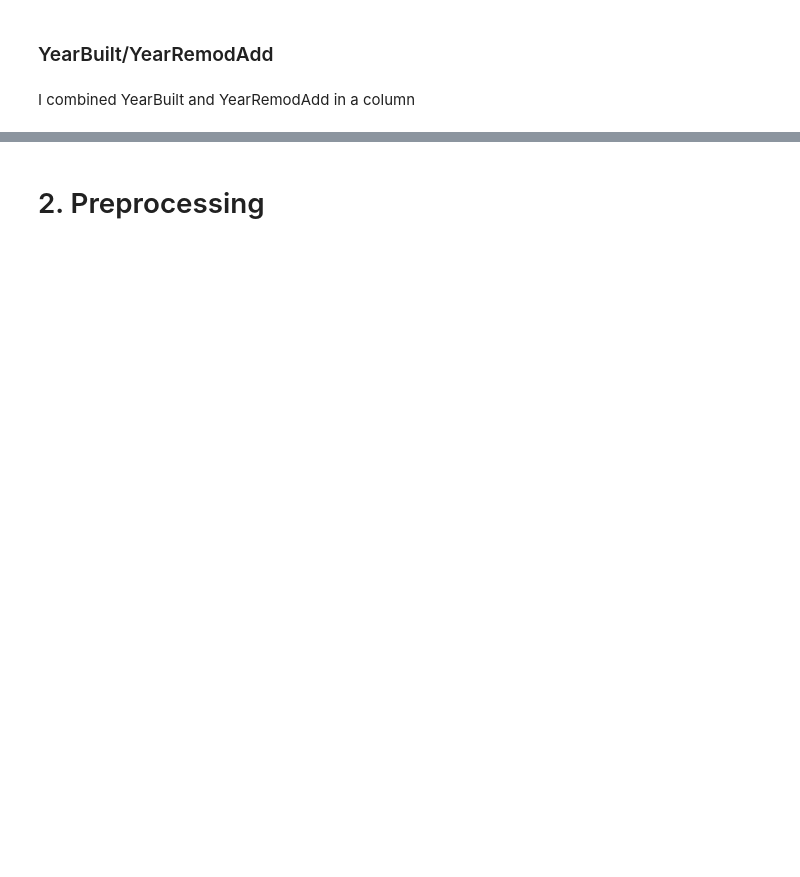
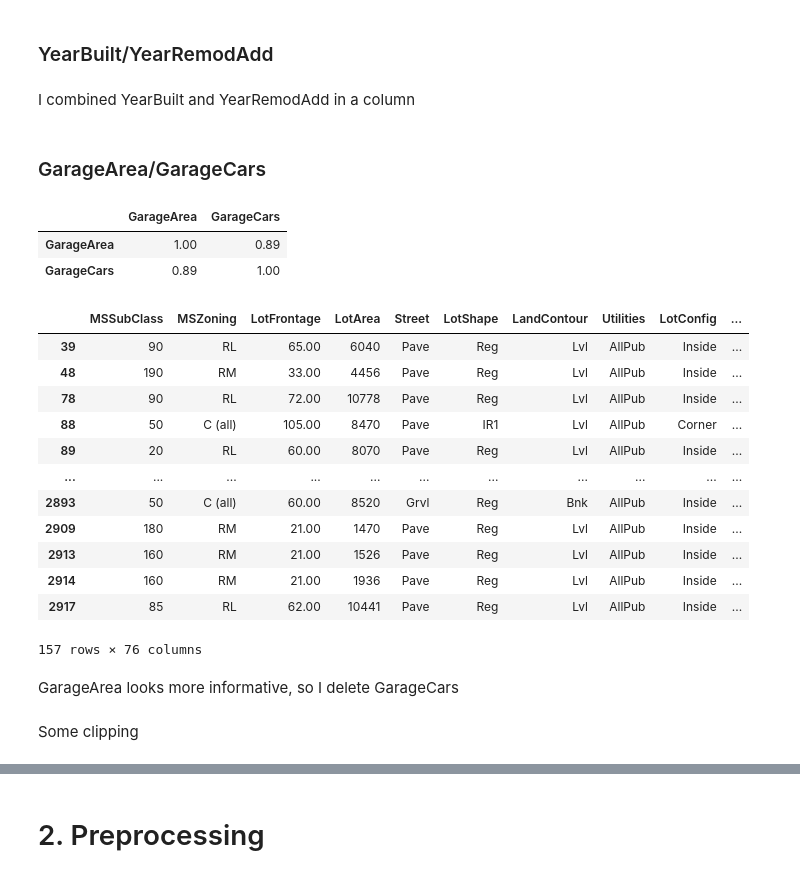
Before and after one commit to VasiliiOptimist/ml_house_prices, a Jupyter notebook: test.ipynb, the cells around one changed output, grey strips where cells are left out. Saved outputs shown, nothing was run; the diff lists cells and outputs as text; code cells hidden in the pictures; blank space fills up the shorter version.

Commit message:
Clipping and standardization

```diff
--- a/test.ipynb
+++ b/test.ipynb
@@ -139,3 +132,0 @@ Let's change zeros to small values to help NN to deal with that. Plus, as I've d
-# %%
-df.loc[df["GarageArea"] == 0, "GarageArea"] = 0.1
-df.loc[df["GarageArea"] > 950, "GarageArea"] = 950
@@ -152,3 +132,0 @@ px.histogram(df, x="TotalBsmtSF", color="Train_test", color_discrete_sequence=cm
-# %%
-df.loc[df["TotalBsmtSF"] == 0, "TotalBsmtSF"] = 0.1
-df.loc[df["TotalBsmtSF"] > 2250, "TotalBsmtSF"] = 2250
@@ -181,5 +133,3 @@ px.histogram(df, x="TotRmsAbvGrd", color="Train_test", color_discrete_sequence=c
-# %%
-df.loc[df["TotRmsAbvGrd"] > 12, "TotRmsAbvGrd"] = 12
 # %% [markdown]
 <a> </a>
 
@@ -196,2 +146,34 @@ px.histogram(df, x="YearBuilt/Remod", color="Train_test", color_discrete_sequenc
 # %%
 df.loc[df["YearBuilt/Remod"] < 1895, "YearBuilt/Remod"] = 1895
+df.drop(["YearBuilt", "YearRemodAdd"], axis=1, inplace=True)
+features.remove("YearBuilt")
+features.remove("YearRemodAdd")
+features.insert(0, "YearBuilt/Remod")
+# %% [markdown]
+<a> </a>
+
+### GarageArea/GarageCars
+# %%
+df[["GarageArea", "GarageCars"]].corr()
+# %% [output]
+|  | GarageArea | GarageCars |
+| GarageArea | 1.00 | 0.89 |
+| GarageCars | 0.89 | 1.00 |
+# %%
+df[df["GarageCars"] == 0]
+# %% [output]
+|  | MSSubClass | MSZoning | LotFrontage | LotArea | Street | LotShape | LandContour | Utilities | LotConfig | ... |
+| 39 | 90 | RL | 65.00 | 6040 | Pave | Reg | Lvl | AllPub | Inside | ... |
+| 48 | 190 | RM | 33.00 | 4456 | Pave | Reg | Lvl | AllPub | Inside | ... |
+| 78 | 90 | RL | 72.00 | 10778 | Pave | Reg | Lvl | AllPub | Inside | ... |
+| 88 | 50 | C (all) | 105.00 | 8470 | Pave | IR1 | Lvl | AllPub | Corner | ... |
+| 89 | 20 | RL | 60.00 | 8070 | Pave | Reg | Lvl | AllPub | Inside | ... |
+| ... | ... | ... | ... | ... | ... | ... | ... | ... | ... | ... |
+| 2893 | 50 | C (all) | 60.00 | 8520 | Grvl | Reg | Bnk | AllPub | Inside | ... |
+| 2909 | 180 | RM | 21.00 | 1470 | Pave | Reg | Lvl | AllPub | Inside | ... |
+| 2913 | 160 | RM | 21.00 | 1526 | Pave | Reg | Lvl | AllPub | Inside | ... |
+| 2914 | 160 | RM | 21.00 | 1936 | Pave | Reg | Lvl | AllPub | Inside | ... |
+| 2917 | 85 | RL | 62.00 | 10441 | Pave | Reg | Lvl | AllPub | Inside | ... |
+157 rows × 76 columns
+# %% [markdown]
+GarageArea looks more informative, so I delete GarageCars
@@ -197,0 +185,2 @@ df.loc[df["YearBuilt/Remod"] < 1895, "YearBuilt/Remod"] = 1895
+# %% [markdown]
+Some clipping
```
Also changed, not shown: parts of 83 cells of this notebook, 2 other files.
